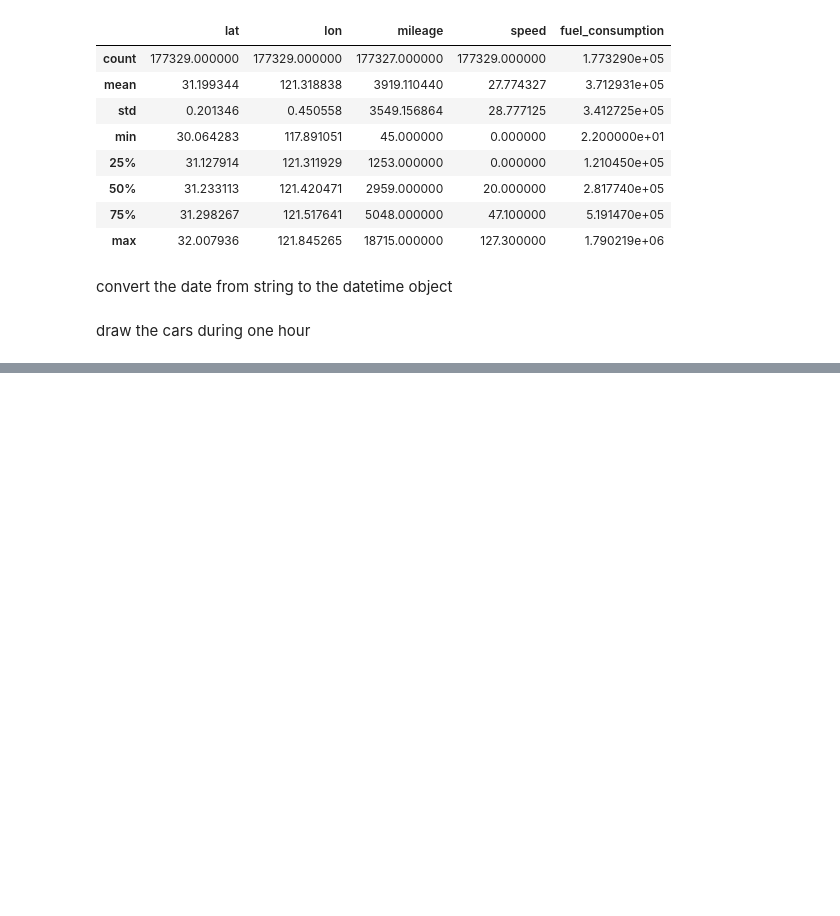
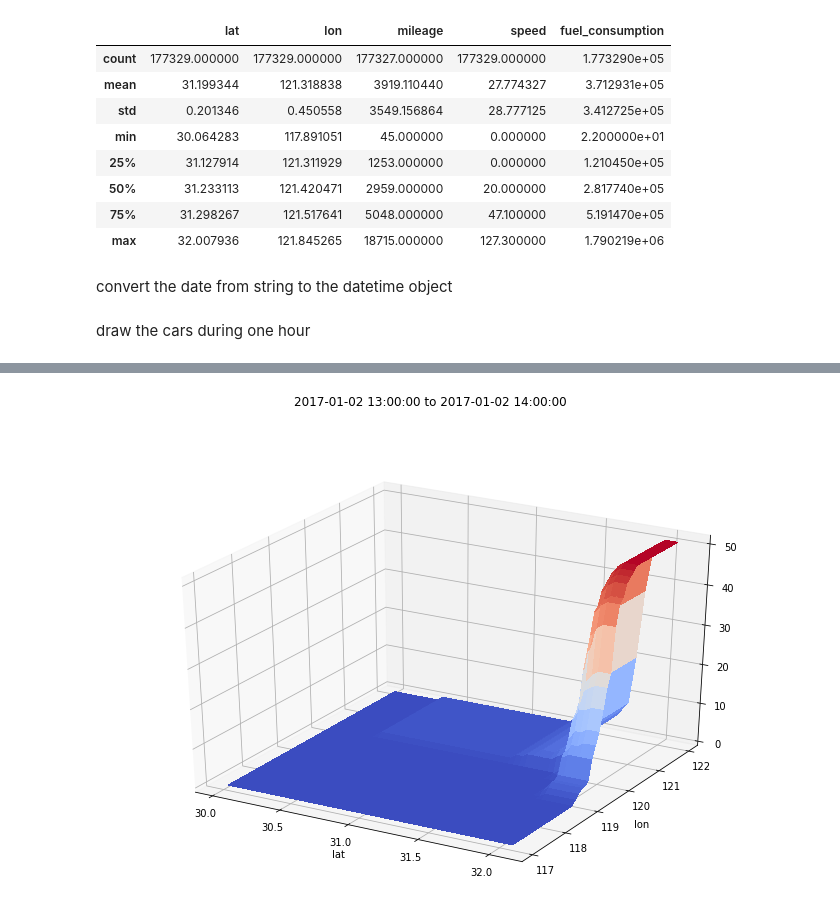
Before and after one commit to JachinShen/super-duper-guacamole, a Jupyter notebook: Explore.ipynb, the cells around one changed output, grey strips where cells are left out. Drawn from its saved outputs; the diff is of its cells as text; code cells hidden in the pictures; blank space fills up the shorter version.

```diff
--- a/Explore.ipynb
+++ b/Explore.ipynb
@@ -100,0 +102,43 @@ draw_hour_hist(datetime(2017, 1, 2, 23),
+# %%
+def integrate_density(hist):
+    for col in range(1,hist.shape[1]):
+        hist[0][col] += hist[0][col-1];
+    for row in range(1,hist.shape[0]):
+        hist[row][0] += hist[row-1][0]
+        for col in range(1,hist.shape[1]):
+            hist[row][col] += (hist[row][col-1] + hist[row-1][col]
+                               - hist[row-1][col-1]);
+    return hist
+
+def draw_hour_dist(hour_begin, hour_end):
+    bins_ctr = 50
+    lat_min, lat_max = 30.0, 32.1
+    lon_min, lon_max = 117, 122
+    x_gap = (lat_max - lat_min) / bins_ctr / 2;
+    y_gap = (lon_max - lon_min) / bins_ctr / 2;
+    data_hour = data[(hour_begin <= data['date_time']) & (data['date_time'] < hour_end)]
+    data_hour = data_hour.drop_duplicates(['car_id'])
+    # if there is only one car, code will throw error
+    if data_hour.shape[0] < 2:
+        return
+
+    fig = plt.figure(figsize=(12, 8))
+    ax = fig.gca(projection='3d')
+    hist, xedges, yedges = np.histogram2d(data_hour['lat'], data_hour['lon'],
+                                         bins = bins_ctr, range = [[lat_min, lat_max], [lon_min, lon_max]])
+    xpos, ypos = np.meshgrid(xedges[:-1] + x_gap, yedges[:-1] + y_gap)
+
+    # get the joint distribution
+    hist = integrate_density(hist)
+
+    ax.plot_surface(xpos, ypos, hist, cmap=cm.coolwarm,
+                    linewidth=0, antialiased=False)
+    ax.set_xlabel("lat")
+    ax.set_ylabel("lon")
+    #ax.set_zlim(0, 2000)
+    fig.suptitle("{} to {}".format(hour_begin, hour_end))
+    plt.show()
+    fig.savefig("./fig/{}.png".format(hour_begin))
+draw_hour_dist(datetime(2017, 1, 2, 13), datetime(2017, 1, 2, 14))
+# %% [output]
+[figure, added]
```
Also changed, not shown: parts of 5 cells of this notebook, 1 other file.
